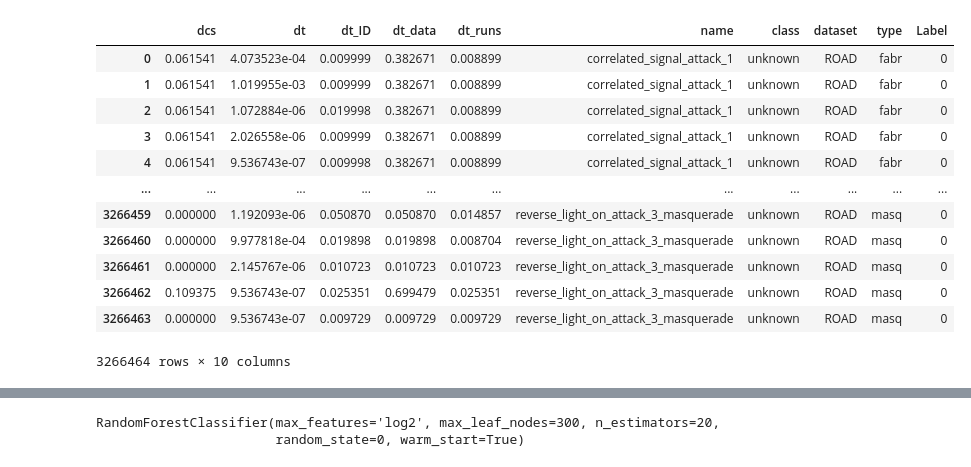
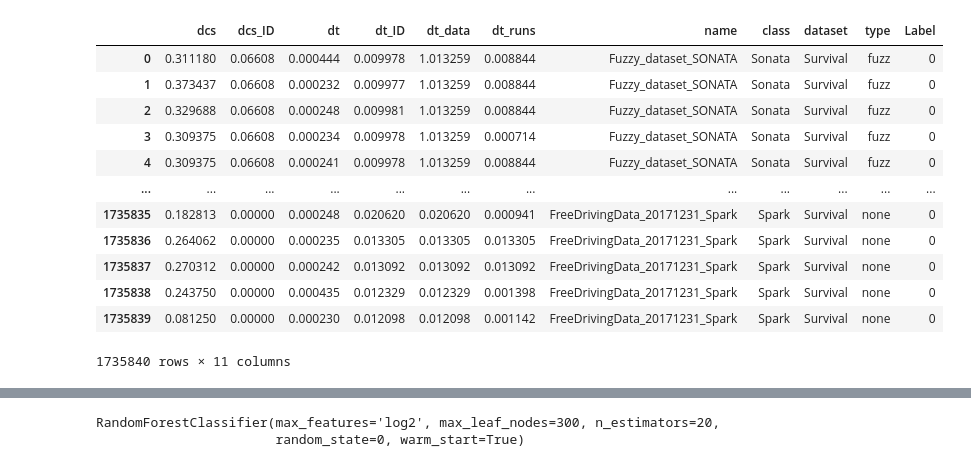
Before and after one commit to hampu5/ml-classify, a Jupyter notebook: ml_classify/rf-book.ipynb, the cells around one changed output, grey strips where cells are left out. Cells and saved outputs as stored; diff of their text form; code cells hidden in the pictures.

```diff
--- a/ml_classify/rf-book.ipynb
+++ b/ml_classify/rf-book.ipynb
@@ -12,42 +12,42 @@ from imblearn.under_sampling import RandomUnderSampler
 # %%
 from compiledataset import load_dataset, compile_dataset
 
 PATH = "/home/hampus/miun/master_thesis/Datasets"
 
 datasets = {}
 
-dataset: pd.DataFrame = load_dataset(PATH + "/ORNL", "data_a.csv")
-dataset["remarks"] = "No DLC available"
-datasets["ROAD"] = dataset.to_dict("records")
+# dataset: pd.DataFrame = load_dataset(PATH + "/ORNL", "data_a.csv")
+# dataset["remarks"] = "No DLC available"
+# datasets["ROAD"] = dataset.to_dict("records")
 
-# dataset: pd.DataFrame = load_dataset(PATH + "/Survival", "data.csv")
-# dataset["remarks"] = "-"
-# datasets["Survival"] = dataset.to_dict("records")
+dataset: pd.DataFrame = load_dataset(PATH + "/Survival", "data.csv")
+dataset["remarks"] = "-"
+datasets["Survival"] = dataset.to_dict("records")
 
 # dataset: pd.DataFrame = load_dataset(PATH + "/Hisingen", "data.csv")
 # dataset["remarks"] = "-"
 # datasets["Hisingen"] = dataset.to_dict("records")
 
 
 df = compile_dataset(datasets)
 df.drop(columns=["d0", "d1", "d2", "d3", "d4", "d5", "d6", "d7", "data", "data_dec", "ID", "DLC", "t"], inplace=True, errors="ignore")
 
 dataset = None # Release memory, as it isn't used for now
 datasets = None
 
 display(df)
 # %% [output]
-|  | dcs | dt | dt_ID | dt_data | dt_runs | name | class | dataset | type | Label |
-| 0 | 0.061541 | 4.073523e-04 | 0.009999 | 0.382671 | 0.008899 | correlated_signal_attack_1 | unknown | ROAD | fabr | 0 |
-| 1 | 0.061541 | 1.019955e-03 | 0.009999 | 0.382671 | 0.008899 | correlated_signal_attack_1 | unknown | ROAD | fabr | 0 |
-| 2 | 0.061541 | 1.072884e-06 | 0.019998 | 0.382671 | 0.008899 | correlated_signal_attack_1 | unknown | ROAD | fabr | 0 |
-| 3 | 0.061541 | 2.026558e-06 | 0.009999 | 0.382671 | 0.008899 | correlated_signal_attack_1 | unknown | ROAD | fabr | 0 |
-| 4 | 0.061541 | 9.536743e-07 | 0.009998 | 0.382671 | 0.008899 | correlated_signal_attack_1 | unknown | ROAD | fabr | 0 |
-| ... | ... | ... | ... | ... | ... | ... | ... | ... | ... | ... |
-| 3266459 | 0.000000 | 1.192093e-06 | 0.050870 | 0.050870 | 0.014857 | reverse_light_on_attack_3_masquerade | unknown | ROAD | masq | 0 |
-| 3266460 | 0.000000 | 9.977818e-04 | 0.019898 | 0.019898 | 0.008704 | reverse_light_on_attack_3_masquerade | unknown | ROAD | masq | 0 |
-| 3266461 | 0.000000 | 2.145767e-06 | 0.010723 | 0.010723 | 0.010723 | reverse_light_on_attack_3_masquerade | unknown | ROAD | masq | 0 |
-| 3266462 | 0.109375 | 9.536743e-07 | 0.025351 | 0.699479 | 0.025351 | reverse_light_on_attack_3_masquerade | unknown | ROAD | masq | 0 |
-| 3266463 | 0.000000 | 9.536743e-07 | 0.009729 | 0.009729 | 0.009729 | reverse_light_on_attack_3_masquerade | unknown | ROAD | masq | 0 |
+|  | dcs | dcs_ID | dt | dt_ID | dt_data | dt_runs | name | class | dataset | type | Label |
+| 0 | 0.311180 | 0.06608 | 0.000444 | 0.009978 | 1.013259 | 0.008844 | Fuzzy_dataset_SONATA | Sonata | Survival | fuzz | 0 |
+| 1 | 0.373437 | 0.06608 | 0.000232 | 0.009977 | 1.013259 | 0.008844 | Fuzzy_dataset_SONATA | Sonata | Survival | fuzz | 0 |
+| 2 | 0.329688 | 0.06608 | 0.000248 | 0.009981 | 1.013259 | 0.008844 | Fuzzy_dataset_SONATA | Sonata | Survival | fuzz | 0 |
+| 3 | 0.309375 | 0.06608 | 0.000234 | 0.009978 | 1.013259 | 0.000714 | Fuzzy_dataset_SONATA | Sonata | Survival | fuzz | 0 |
+| 4 | 0.309375 | 0.06608 | 0.000241 | 0.009978 | 1.013259 | 0.008844 | Fuzzy_dataset_SONATA | Sonata | Survival | fuzz | 0 |
+| ... | ... | ... | ... | ... | ... | ... | ... | ... | ... | ... | ... |
+| 1735835 | 0.182813 | 0.00000 | 0.000248 | 0.020620 | 0.020620 | 0.000941 | FreeDrivingData_20171231_Spark | Spark | Survival | none | 0 |
+| 1735836 | 0.264062 | 0.00000 | 0.000235 | 0.013305 | 0.013305 | 0.013305 | FreeDrivingData_20171231_Spark | Spark | Survival | none | 0 |
+| 1735837 | 0.270312 | 0.00000 | 0.000242 | 0.013092 | 0.013092 | 0.013092 | FreeDrivingData_20171231_Spark | Spark | Survival | none | 0 |
+| 1735838 | 0.243750 | 0.00000 | 0.000435 | 0.012329 | 0.012329 | 0.001398 | FreeDrivingData_20171231_Spark | Spark | Survival | none | 0 |
+| 1735839 | 0.081250 | 0.00000 | 0.000230 | 0.012098 | 0.012098 | 0.001142 | FreeDrivingData_20171231_Spark | Spark | Survival | none | 0 |
-3266464 rows × 10 columns
+1735840 rows × 11 columns
 # %%
```
Also changed, not shown: parts of 21 cells of this notebook, 1 other file.
